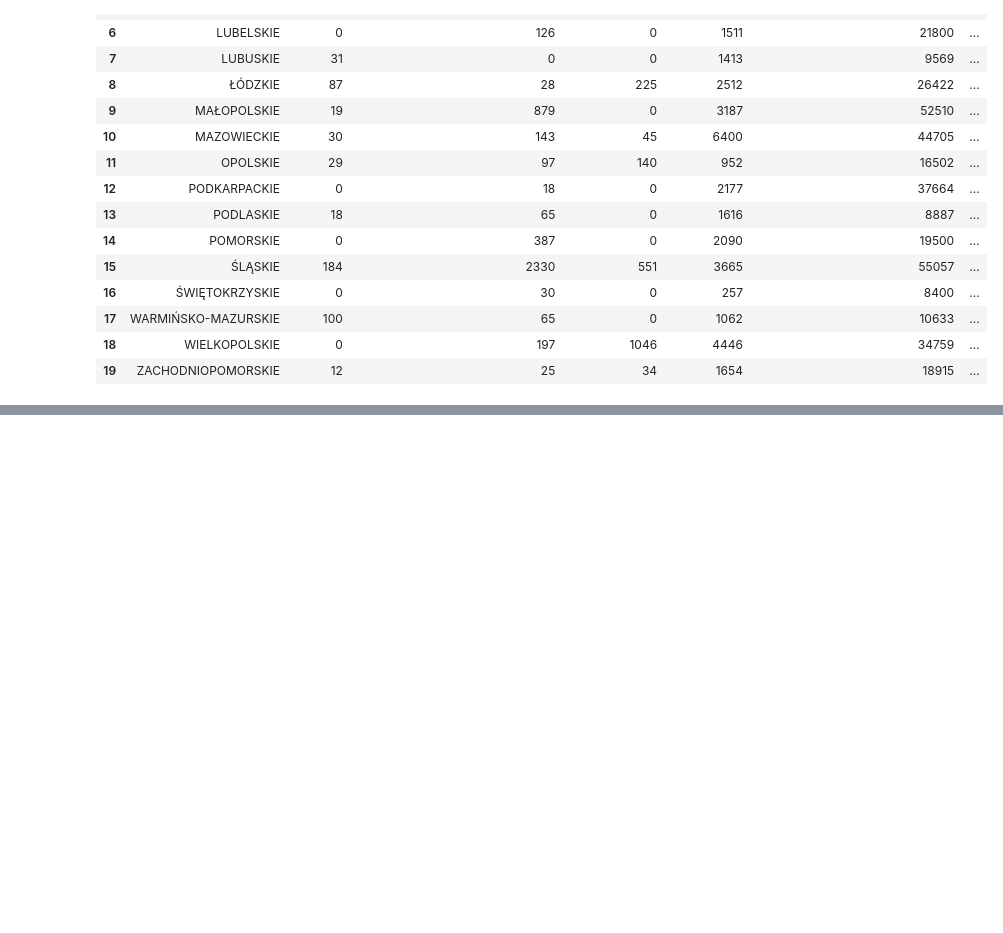
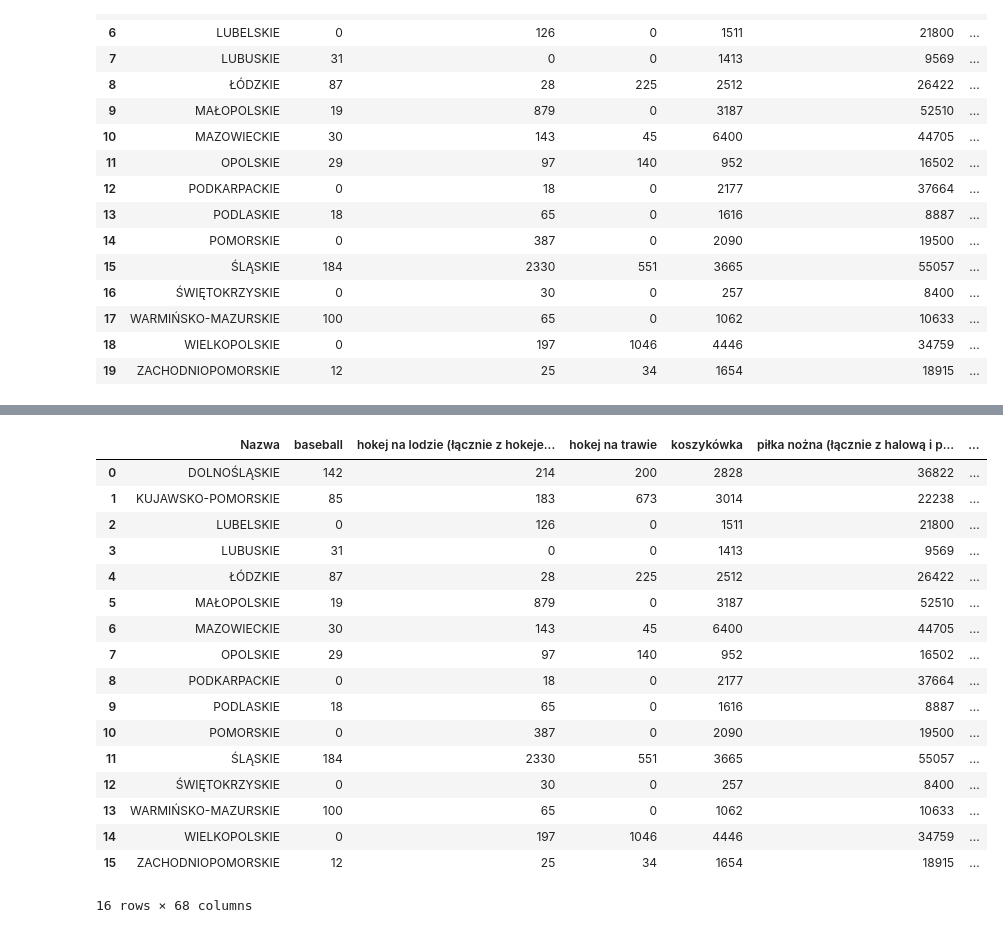
Before and after one commit to pawpie-otw/BEng_project, a Jupyter notebook: app/data/athletes/analysis.ipynb, the cells around one changed output, grey strips where cells are left out. Drawn from its saved outputs; the diff is of its cells as text; code cells hidden in the pictures; blank space fills up the shorter version.

Commit message:
draw sport

```diff
--- a/app/data/athletes/analysis.ipynb
+++ b/app/data/athletes/analysis.ipynb
@@ -172,3 +173,29 @@ total.reset_index(inplace=True, drop=True)
 # %%
 provinces = total[["Nazwa","Total"]]
 provinces.to_csv(r'provinces.csv', index = False)
+# %%
+all_sports = names.join(new_group.drop(columns=["Nazwa"])).join(new_other.drop(columns=["Nazwa"])).join(new_matrial_arts.drop(columns=["Nazwa"])).join(new_water.drop(columns=["Nazwa"])).join(new_winter.drop(columns=["Nazwa"]))
+# %%
+all_sports.reset_index(inplace=True, drop=True)
+all_sports.drop([0], inplace=True)
+all_sports.reset_index(inplace=True, drop=True)
+all_sports
+# %% [output]
+|  | Nazwa | baseball | hokej na lodzie (łącznie z hokeje... | hokej na trawie | koszykówka | piłka nożna (łącznie z halową i p... | ... |
+| 0 | DOLNOŚLĄSKIE | 142 | 214 | 200 | 2828 | 36822 | ... |
+| 1 | KUJAWSKO-POMORSKIE | 85 | 183 | 673 | 3014 | 22238 | ... |
+| 2 | LUBELSKIE | 0 | 126 | 0 | 1511 | 21800 | ... |
+| 3 | LUBUSKIE | 31 | 0 | 0 | 1413 | 9569 | ... |
+| 4 | ŁÓDZKIE | 87 | 28 | 225 | 2512 | 26422 | ... |
+| 5 | MAŁOPOLSKIE | 19 | 879 | 0 | 3187 | 52510 | ... |
+| 6 | MAZOWIECKIE | 30 | 143 | 45 | 6400 | 44705 | ... |
+| 7 | OPOLSKIE | 29 | 97 | 140 | 952 | 16502 | ... |
+| 8 | PODKARPACKIE | 0 | 18 | 0 | 2177 | 37664 | ... |
+| 9 | PODLASKIE | 18 | 65 | 0 | 1616 | 8887 | ... |
+| 10 | POMORSKIE | 0 | 387 | 0 | 2090 | 19500 | ... |
+| 11 | ŚLĄSKIE | 184 | 2330 | 551 | 3665 | 55057 | ... |
+| 12 | ŚWIĘTOKRZYSKIE | 0 | 30 | 0 | 257 | 8400 | ... |
+| 13 | WARMIŃSKO-MAZURSKIE | 100 | 65 | 0 | 1062 | 10633 | ... |
+| 14 | WIELKOPOLSKIE | 0 | 197 | 1046 | 4446 | 34759 | ... |
+| 15 | ZACHODNIOPOMORSKIE | 12 | 25 | 34 | 1654 | 18915 | ... |
+16 rows × 68 columns
```
Also changed, not shown: parts of 7 cells of this notebook, 5 other files.
